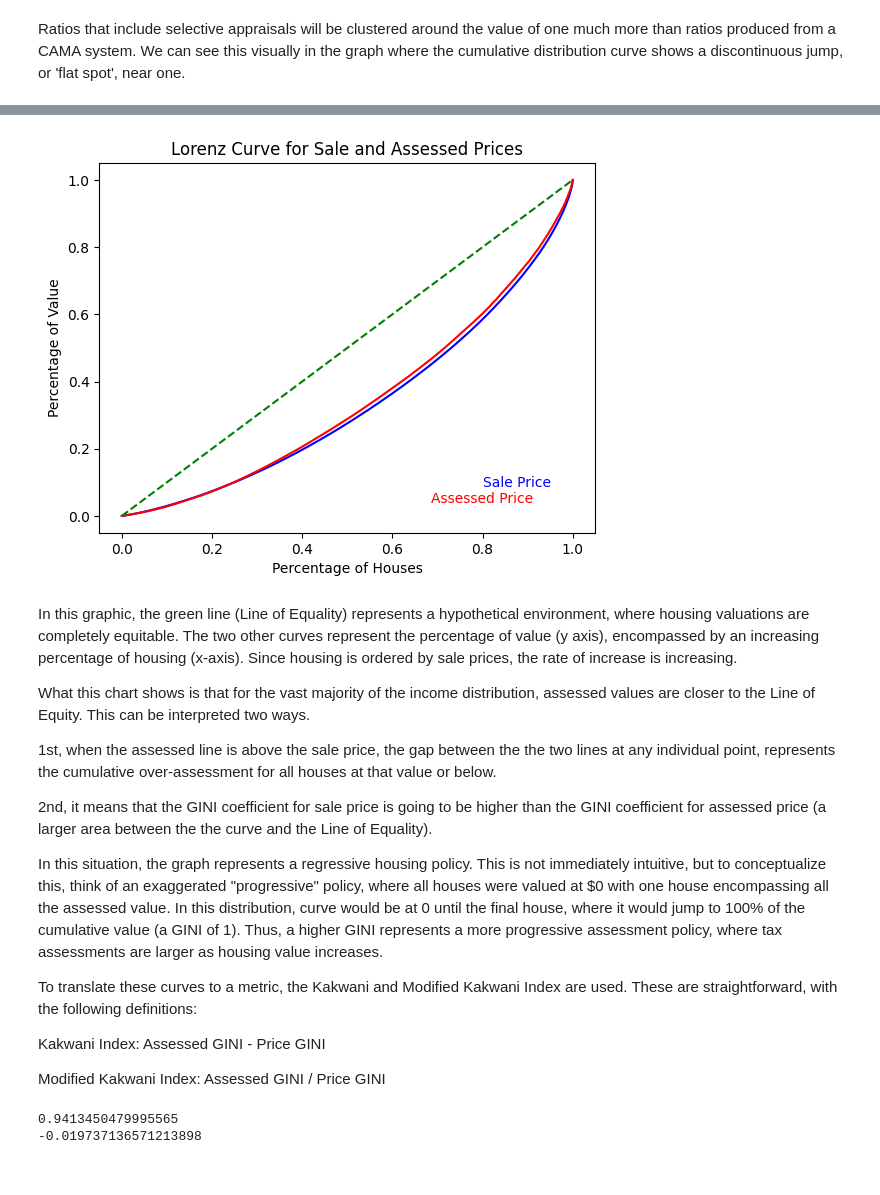
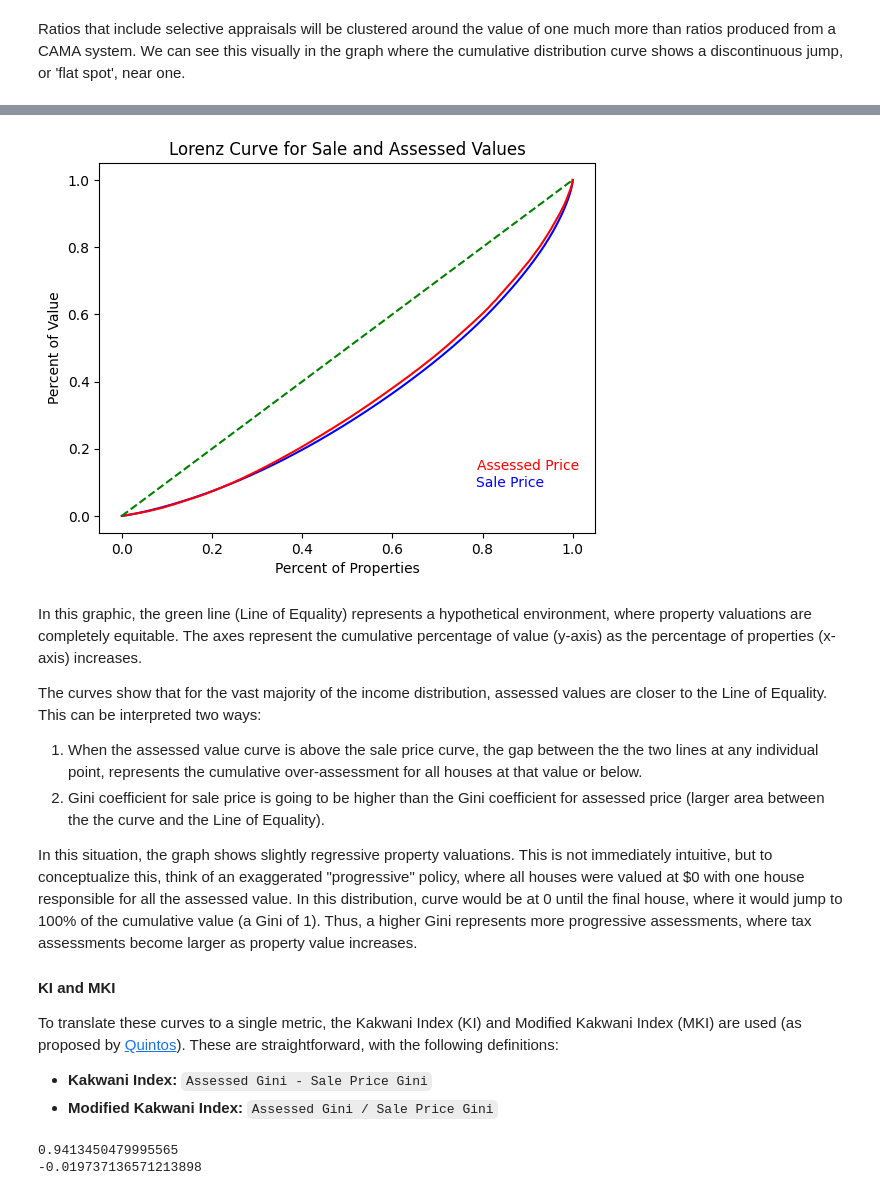
Before and after one commit to ccao-data/assesspy, a Jupyter notebook: docs/source/notebooks/example-ratio-study.ipynb, the cells around one changed output, grey strips where cells are left out. Cells and saved outputs as stored; diff of their text form; code cells hidden in the pictures.

```diff
--- a/docs/source/notebooks/example-ratio-study.ipynb
+++ b/docs/source/notebooks/example-ratio-study.ipynb
@@ -254,51 +259,52 @@ Another way to test the vertical equity of assessments is by looking at the diff
 # %%
-GINI_data = combined[['sale_price', 'assessed']].sort_values(by='sale_price')
 
-sale_price = GINI_data['sale_price']
-assessed = GINI_data['assessed']
+gini_data = combined[['sale_price', 'assessed']].sort_values(by='sale_price')
+
+sale_price = gini_data['sale_price']
+assessed = gini_data['assessed']
 
 lorenz_data_price = pd.DataFrame({
-    'Percentage': np.concatenate(([0], np.cumsum(sale_price) / np.sum(sale_price))),
-    'CumulativePercentage': np.concatenate(([0], np.arange(1, len(sale_price) + 1) / len(sale_price)))
+    'pct': np.concatenate(([0], np.cumsum(sale_price) / np.sum(sale_price))),
+    'cum_pct': np.concatenate(([0], np.arange(1, len(sale_price) + 1) / len(sale_price)))
 })
 
 lorenz_data_assessed = pd.DataFrame({
-    'Percentage': np.concatenate(([0], np.cumsum(assessed) / np.sum(assessed))),
-    'CumulativePercentage': np.concatenate(([0], np.arange(1, len(assessed) + 1) / len(assessed)))
+    'pct': np.concatenate(([0], np.cumsum(assessed) / np.sum(assessed))),
+    'cum_pct': np.concatenate(([0], np.arange(1, len(assessed) + 1) / len(assessed)))
 })
 
 fig, ax = plt.subplots()
 
-ax.plot(lorenz_data_price['CumulativePercentage'], lorenz_data_price['Percentage'], color='blue')
-ax.plot(lorenz_data_assessed['CumulativePercentage'], lorenz_data_assessed['Percentage'], color='red')
+ax.plot(lorenz_data_price['cum_pct'], lorenz_data_price['pct'], color='blue')
+ax.plot(lorenz_data_assessed['cum_pct'], lorenz_data_assessed['pct'], color='red')
 ax.plot([0, 1], [0, 1], linestyle='dashed', color='green')
 
-ax.text(0.8, 0.1, 'Sale Price', color='blue', va='center')
-ax.text(0.8, 0.05, 'Assessed Price', color='red', ha='center', va='center')
+ax.text(0.785, 0.1, 'Sale Price', color='blue', va='center')
+ax.text(.9, 0.15, 'Assessed Price', color='red', ha='center', va='center')
 
-ax.set_title('Lorenz Curve for Sale and Assessed Prices')
-ax.set_xlabel('Percentage of Houses')
-ax.set_ylabel('Percentage of Value')
+ax.set_title('Lorenz Curve for Sale and Assessed Values')
+ax.set_xlabel('Percent of Properties')
+ax.set_ylabel('Percent of Value')
 
 plt.show()
 # %% [output]
-[figure, old version]
+[figure, new version]
 # %% [markdown]
-In this graphic, the green line (Line of Equality) represents a hypothetical environment, where housing valuations are completely equitable. The two other curves represent the percentage of value (y axis), encompassed by an increasing percentage of housing (x-axis). Since housing is ordered by sale prices, the rate of increase is increasing.
+In this graphic, the green line (Line of Equality) represents a hypothetical environment, where property valuations are completely equitable. The axes represent the cumulative percentage of value (y-axis) as the percentage of properties (x-axis) increases.
 
-What this chart shows is that for the vast majority of the income distribution, assessed values are closer to the Line of Equity. This can be interpreted two ways.
+The curves show that for the vast majority of the income distribution, assessed values are closer to the Line of Equality. This can be interpreted two ways:
 
-1st, when the assessed line is above the sale price, the gap between the the two lines at any individual point, represents the cumulative over-assessment for all houses at that value or below.
+1. When the assessed value curve is above the sale price curve, the gap between the the two lines at any individual point, represents the cumulative over-assessment for all houses at that value or below.
+2. Gini coefficient for sale price is going to be higher than the Gini coefficient for assessed price (larger area between the the curve and the Line of Equality).
 
-2nd, it means that the GINI coefficient for sale price is going to be higher than the GINI coefficient for assessed price (a larger area between the the curve and the Line of Equality).
+In this situation, the graph shows slightly regressive property valuations. This is not immediately intuitive, but to conceptualize this, think of an exaggerated "progressive" policy, where all houses were valued at $0 with one house responsible for all the assessed value. In this distribution, curve would be at 0 until the final house, where it would jump to 100% of the cumulative value (a Gini of 1). Thus, a higher Gini represents more progressive assessments, where tax assessments become larger as property value increases.
 
-In this situation, the graph represents a regressive housing policy. This is not immediately intuitive, but to conceptualize this, think of an exaggerated "progressive" policy, where all houses were valued at $0 with one house encompassing all the assessed value. In this distribution, curve would be at 0 until the final house, where it would jump to 100% of the cumulative value (a GINI of 1). Thus, a higher GINI represents a more progressive assessment policy, where tax assessments are larger as housing value increases.
+#### KI and MKI
 
-To translate these curves to a metric, the Kakwani and Modified Kakwani Index are used. These are straightforward, with the following definitions:
+To translate these curves to a single metric, the Kakwani Index (KI) and Modified Kakwani Index (MKI) are used (as proposed by [Quintos](https://researchexchange.iaao.org/jptaa/vol17/iss2/2/)). These are straightforward, with the following definitions:
 
-Kakwani Index: Assessed GINI - Price GINI
-
-Modified Kakwani Index: Assessed GINI / Price GINI
+- **Kakwani Index:** `Assessed Gini - Sale Price Gini`
+- **Modified Kakwani Index:** `Assessed Gini / Sale Price Gini`
 # %%
 
 from assesspy.utils import check_inputs
```
Also changed, not shown: parts of 4 cells of this notebook, 3 other files.
